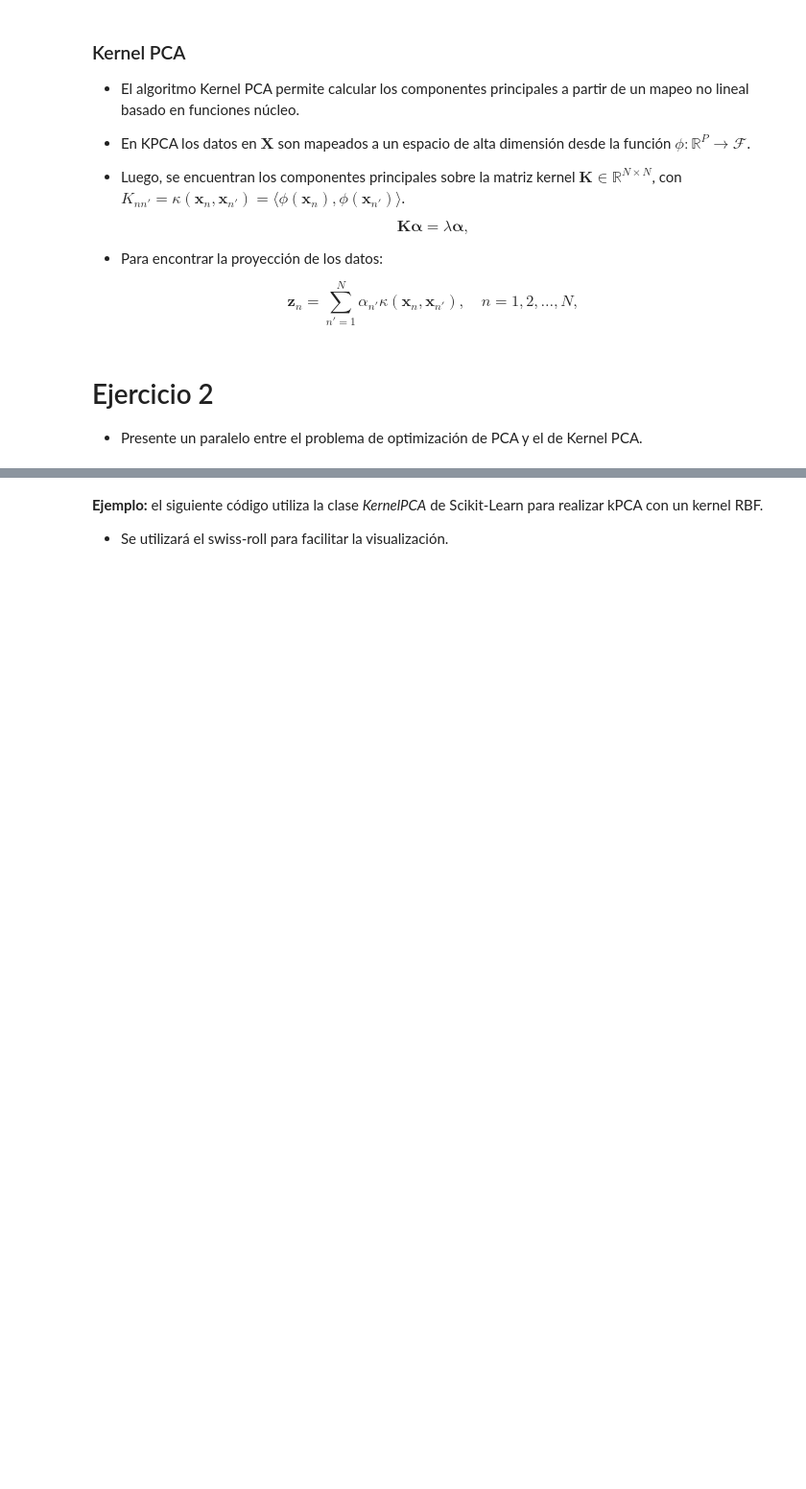
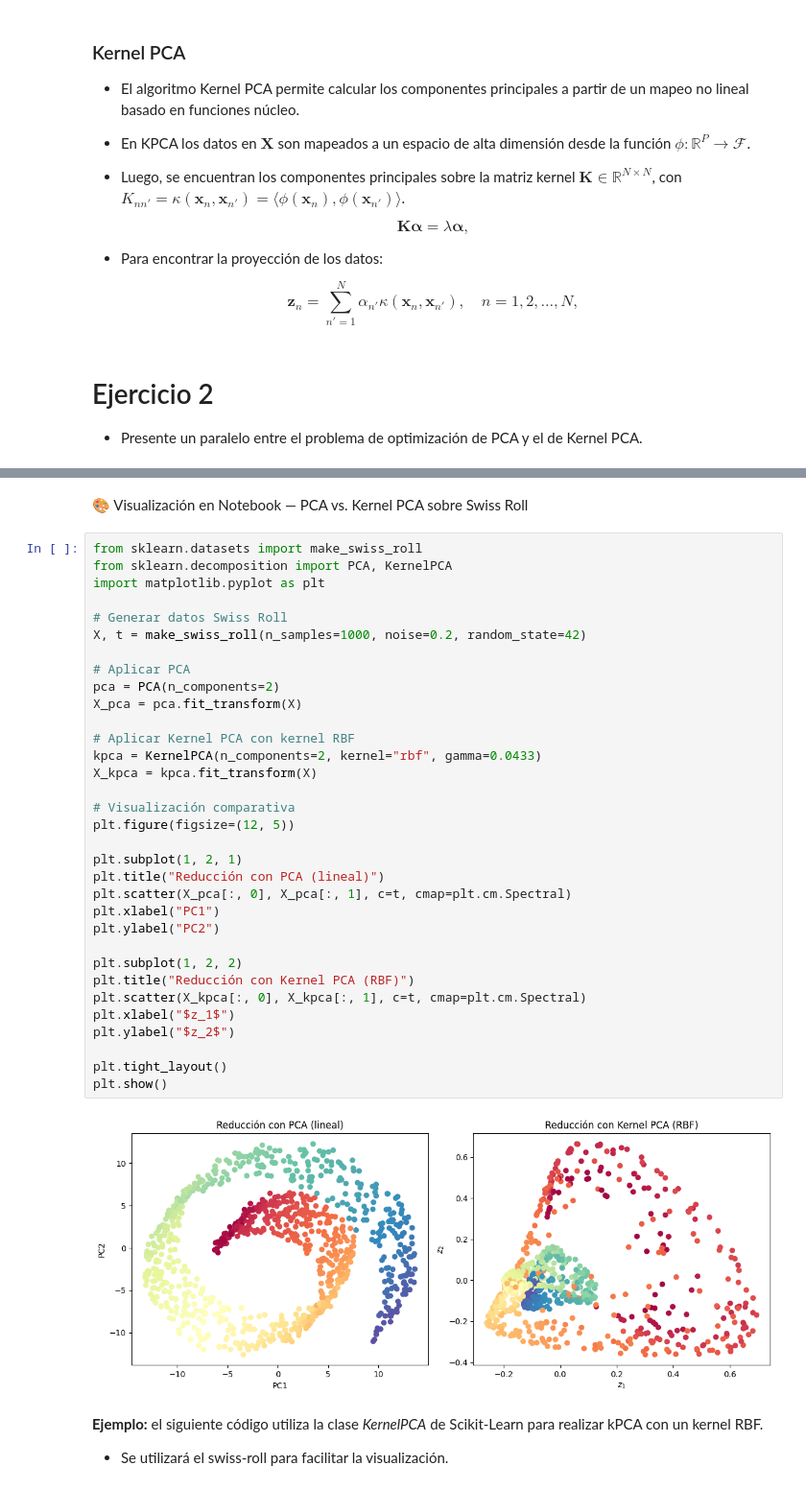
Before and after one commit to ivansst773/Aprendizaje_de_Maquina, a Jupyter notebook: Ejercicios_TAM_mayo_29_y_junio_5/4_Clasificacion_Clustering_DR/8_ReduccionDimension.ipynb, the cells around one changed output, grey strips where cells are left out. Shown at 96% size. Drawn from its saved outputs; the diff is of its cells as text; blank space fills up the shorter version.

```diff
--- a/Ejercicios_TAM_mayo_29_y_junio_5/4_Clasificacion_Clustering_DR/8_ReduccionDimension.ipynb
+++ b/Ejercicios_TAM_mayo_29_y_junio_5/4_Clasificacion_Clustering_DR/8_ReduccionDimension.ipynb
@@ -384,3 +448,40 @@ X_reduced = rnd_pca.fit_transform(X_train)
+# %% [markdown]
+🎨 Visualización en Notebook — PCA vs. Kernel PCA sobre Swiss Roll
+# %%
+from sklearn.datasets import make_swiss_roll
+from sklearn.decomposition import PCA, KernelPCA
+import matplotlib.pyplot as plt
+
+# Generar datos Swiss Roll
+X, t = make_swiss_roll(n_samples=1000, noise=0.2, random_state=42)
+
+# Aplicar PCA
+pca = PCA(n_components=2)
+X_pca = pca.fit_transform(X)
+
+# Aplicar Kernel PCA con kernel RBF
+kpca = KernelPCA(n_components=2, kernel="rbf", gamma=0.0433)
+X_kpca = kpca.fit_transform(X)
+
+# Visualización comparativa
+plt.figure(figsize=(12, 5))
+
+plt.subplot(1, 2, 1)
+plt.title("Reducción con PCA (lineal)")
+plt.scatter(X_pca[:, 0], X_pca[:, 1], c=t, cmap=plt.cm.Spectral)
+plt.xlabel("PC1")
+plt.ylabel("PC2")
+
+plt.subplot(1, 2, 2)
+plt.title("Reducción con Kernel PCA (RBF)")
+plt.scatter(X_kpca[:, 0], X_kpca[:, 1], c=t, cmap=plt.cm.Spectral)
+plt.xlabel("$z_1$")
+plt.ylabel("$z_2$")
+
+plt.tight_layout()
+plt.show()
+# %% [output]
+[figure, added]
 # %% [markdown]
 **Ejemplo:** el siguiente código utiliza la clase *KernelPCA* de Scikit-Learn para realizar kPCA con un kernel RBF.
 
```
Also changed, not shown: parts of 12 cells of this notebook.
